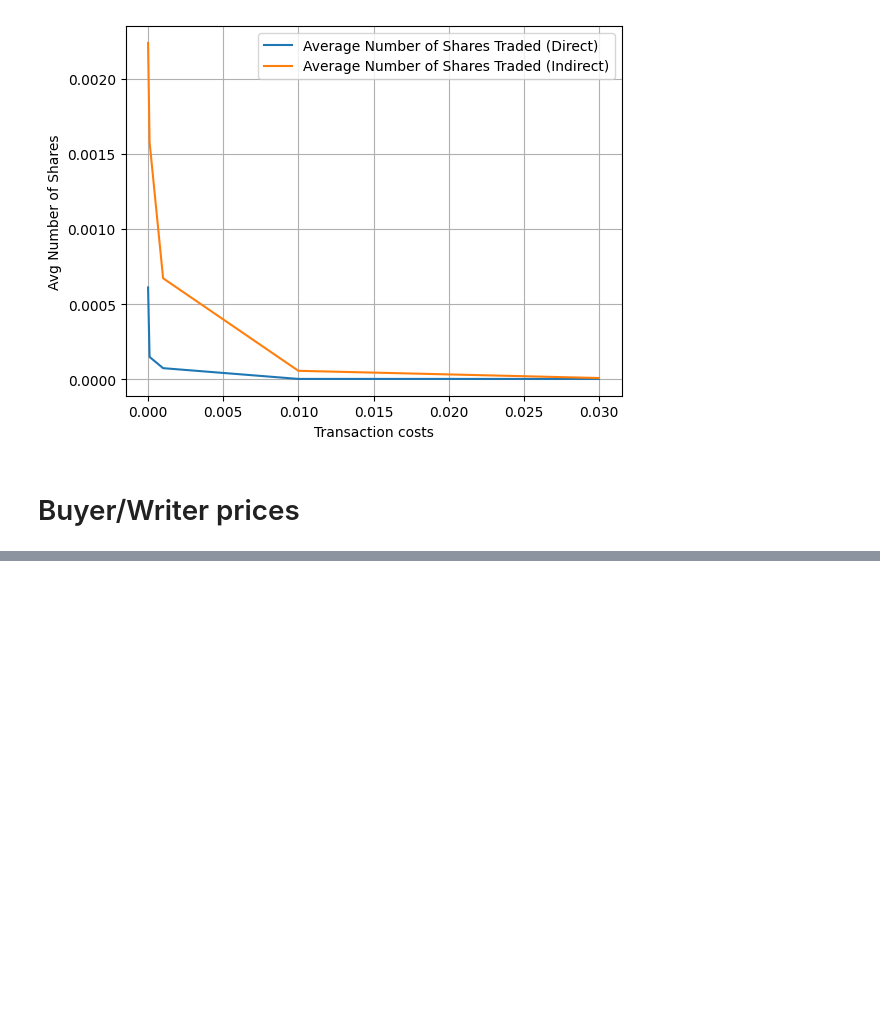
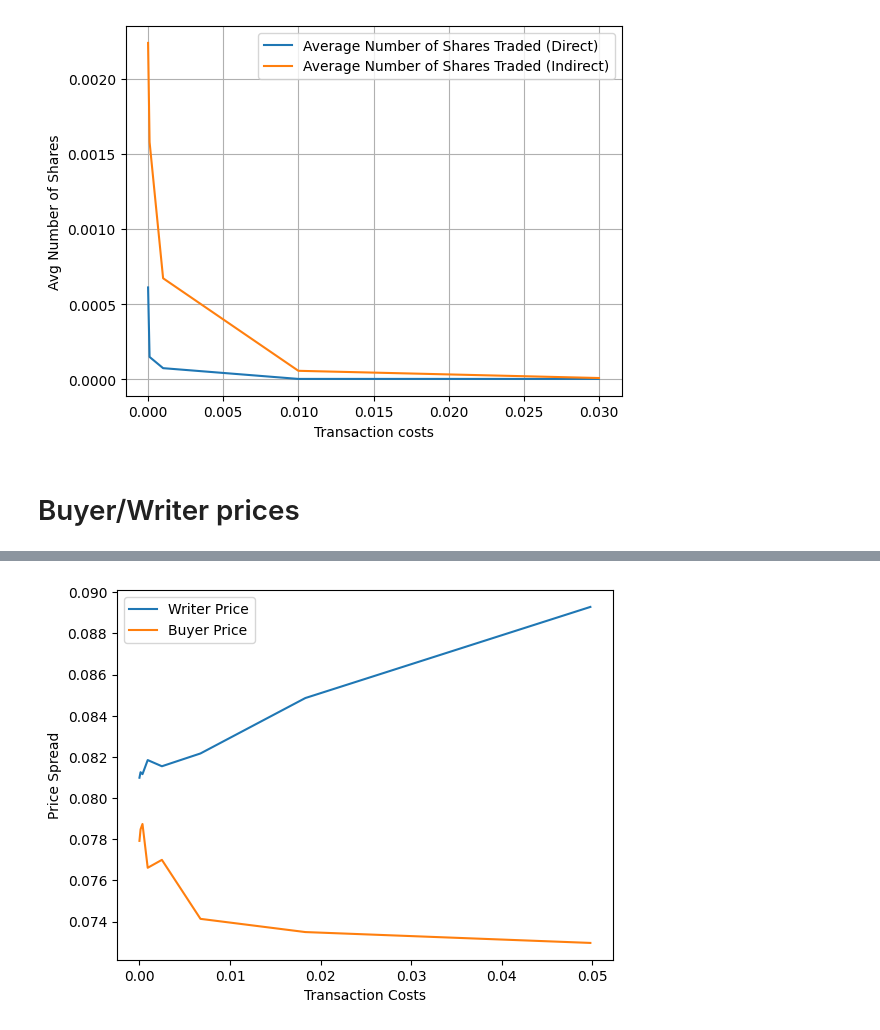
Before and after one commit to JulesArzel/Deep_Hedging_v2, a Jupyter notebook: Deep Reinforcement Learning Approach/Main_Deep_RL_pfhedge.ipynb, the cells around one changed output, grey strips where cells are left out. Saved outputs shown, nothing was run; the diff lists cells and outputs as text; code cells hidden in the pictures; blank space fills up the shorter version.

Commit message:
bid/ask spread

```diff
--- a/Deep Reinforcement Learning Approach/Main_Deep_RL_pfhedge.ipynb
+++ b/Deep Reinforcement Learning Approach/Main_Deep_RL_pfhedge.ipynb
@@ -941,0 +991,13 @@ Bid-Ask Spread:       0.01242
+# %%
+price_MLP.append(price_MLP_0)
+# %%
+price_writer = price_MLP[::-1]
+# %%
+plt.plot(tc_buyer,price_writer,label='Writer Price')
+plt.plot(tc_buyer,price_buy,label='Buyer Price')
+plt.xlabel('Transaction Costs')
+plt.ylabel('Price Spread')
+plt.legend()
+plt.show()
+# %% [output]
+[figure, added]
```
Also changed, not shown: parts of 7 cells of this notebook, 8 other files.
